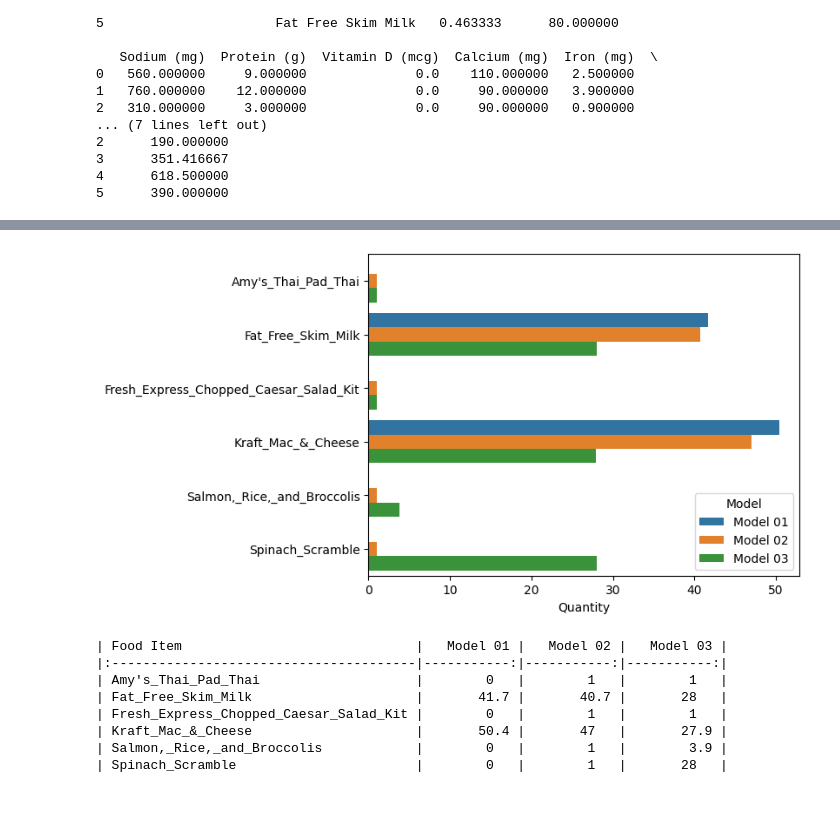
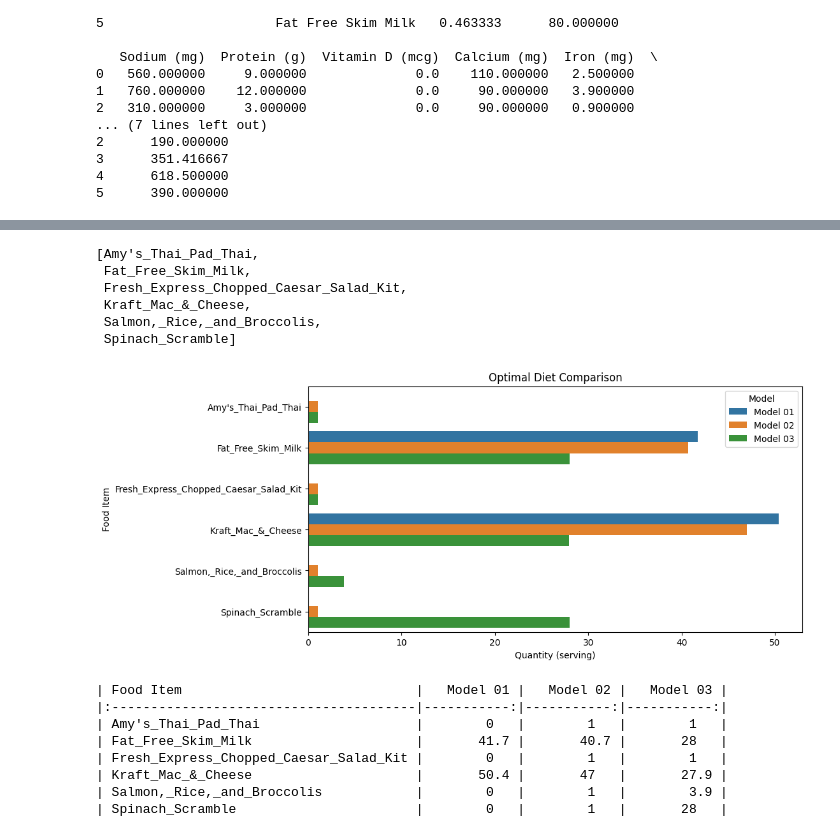
Before and after one commit to Hconsolo/MSDS460-Assignment_01_, a Jupyter notebook: Diet_Problem.ipynb, the cells around one changed output, grey strips where cells are left out. Saved outputs shown, nothing was run; the diff lists cells and outputs as text; code cells hidden in the pictures; blank space fills up the shorter version.

```diff
--- a/Diet_Problem.ipynb
+++ b/Diet_Problem.ipynb
@@ -8,7 +8,7 @@ from pulp import LpMinimize, LpProblem, LpStatus, lpSum, LpVariable
 import matplotlib.pyplot as plt
 # %%
 # load the data from the Diet_Problem_Products.xlsx file
-df = pd.read_excel('Diet_Problem_Products.xlsx')
+df = pd.read_excel('004. Problem Input/Diet_Problem_Products.xlsx')
 
 # display the data
 print(df)
@@ -131,13 +214,11 @@ print(df)
 # %%
-# Define the linear programming problem
-# minimize the cost of the diet while meeting the nutritional requirements
-
 # Create a linear programming minimization problem
 model = LpProblem(name='Diet_Problem', sense=LpMinimize)
 
+
 # Create decision variables for each food item using Food Item as the name of the variables
 # positive continuous variables
-food_vars = [LpVariable(name=f"{df.loc[i, 'Food Item']}", lowBound=0, cat='Continuous') for i in range(len(df))]
+food_vars = [LpVariable(name=f"{df.loc[i, 'Food Item']}", lowBound=1, cat='Continuous') for i in range(len(df))]
 
 # Add objective function to minimize the cost
 model += lpSum(df.loc[i, 'Price ($)'] * food_vars[i] for i in range(len(df)))
@@ -151,7 +232,6 @@ model += lpSum(df.loc[i, 'Calcium (mg)'] * food_vars[i] for i in range(len(df)))
 model += lpSum(df.loc[i, 'Iron (mg)'] * food_vars[i] for i in range(len(df))) >= 18*7, 'Iron (mg)'
 model += lpSum(df.loc[i, 'Potassium (mg)'] * food_vars[i] for i in range(len(df))) >= 4700*7, 'Potassium (mg)'
 
-
 # Solve the optimization problem using simplex method
 model.solve()
 
@@ -163,7 +243,6 @@ for var in model.variables():
 print(f"\nTotal Cost = {model.objective.value()}\n")
 
 # calculate the amount of each nutrient in the optimal diet
-nutrients = ['Energy (kcal)', 'Sodium (mg)', 'Protein (g)', 'Vitamin D (mcg)', 'Calcium (mg)', 'Iron (mg)', 'Potassium (mg)']
 nutrient_values = [lpSum(df.loc[i, nutrient] * food_vars[i] for i in range(len(df))).value() for nutrient in nutrients]
 
 # create a dictionary to store the nutrient values
@@ -174,11 +253,16 @@ for nutrient, value in nutrient_dict.items():
     print(f"{nutrient} = {value}")
 
 # save in a dataframe the optimal diet
-optimal_diet = pd.DataFrame({'Food Item': [var.name for var in model.variables()],
-                             'Quantity': [var.varValue for var in model.variables()]})
+# Food Item, Quantity, Cost, Model
+temp_optimal_diet = pd.DataFrame({'Food Item': [var.name for var in model.variables()],
+                             'Quantity': [var.varValue for var in model.variables()],
+                             'Cost': [df.loc[i, 'Price ($)'] * var.varValue for i, var in enumerate(model.variables())]
+                             })
+# add one column with the value 'Model 02'
+temp_optimal_diet['Model'] = 'Model 02'
 
-# add one column with the value 'Model 01'
-optimal_diet['Model'] = 'Model 01'
+# union the optimal diet and the temp optimal diet
+optimal_diet = pd.concat([optimal_diet, temp_optimal_diet], axis=0)
 
 # display the optimal diet
 print(optimal_diet)
@@ -204,10 +288,9 @@ Protein (g) = 787.302568
 # Create a linear programming minimization problem
 model = LpProblem(name='Diet_Problem', sense=LpMinimize)
 
-
 # Create decision variables for each food item using Food Item as the name of the variables
 # positive continuous variables
-food_vars = [LpVariable(name=f"{df.loc[i, 'Food Item']}", lowBound=1, cat='Continuous') for i in range(len(df))]
+food_vars = [LpVariable(name=f"{df.loc[i, 'Food Item']}", lowBound=1, upBound=28, cat='Continuous') for i in range(len(df))]
 
 # Add objective function to minimize the cost
 model += lpSum(df.loc[i, 'Price ($)'] * food_vars[i] for i in range(len(df)))
@@ -241,12 +324,15 @@ nutrient_dict = dict(zip(nutrients, nutrient_values))
 for nutrient, value in nutrient_dict.items():
     print(f"{nutrient} = {value}")
 
-# save in a dataframe the temp optimal diet
+# save in a dataframe the optimal diet
+# Food Item, Quantity, Cost, Model
 temp_optimal_diet = pd.DataFrame({'Food Item': [var.name for var in model.variables()],
-                             'Quantity': [var.varValue for var in model.variables()]})
+                             'Quantity': [var.varValue for var in model.variables()],
+                             'Cost': [df.loc[i, 'Price ($)'] * var.varValue for i, var in enumerate(model.variables())]
+                             })
 
-# add one column with the value 'Model 02'
-temp_optimal_diet['Model'] = 'Model 02'
+# add one column with the value 'Model 03'
+temp_optimal_diet['Model'] = 'Model 03'
 
 # union the optimal diet and the temp optimal diet
 optimal_diet = pd.concat([optimal_diet, temp_optimal_diet], axis=0)
@@ -344,18 +360,32 @@ Protein (g) = 962.2673796666666
+# %%
+# save problem to a file as a standard linear problem format
+model.writeLP('Diet_Problem.lp')
+# %% [output]
+[Amy's_Thai_Pad_Thai,
+ Fat_Free_Skim_Milk,
+ Fresh_Express_Chopped_Caesar_Salad_Kit,
+ Kraft_Mac_&_Cheese,
+ Salmon,_Rice,_and_Broccolis,
+ Spinach_Scramble]
 # %%
 # create a horizontal bar plot to compare the optimal diet for the three models
 # add to the hue parameter the Model column
 # use sns to create the plot
 # remove food item from the y-axis
 # save the plot to a file png entire figure size
+# tick labels on the y-axis based on the sum of the quantity of the food items
 # display the plot
 
 import seaborn as sns
+plt.figure(figsize=(10, 5))
 sns.barplot(x='Quantity', y='Food Item', hue='Model', data=optimal_diet)
-plt.ylabel('')
-plt.savefig('Optimal_Diet.png', bbox_inches='tight')
+plt.xlabel('Quantity (serving)')
+plt.ylabel('Food Item')
+plt.title('Optimal Diet Comparison')
+plt.savefig('002. Pictures Paper/optimal_diet.png', bbox_inches='tight')
 plt.show()
 # %% [output]
-[figure, old version]
+[figure, new version]
 # %%
 # display table with the food items in the rows and the model in the columns
 # quantity as the values
```
Also changed, not shown: parts of 8 cells of this notebook, 13 other files.
